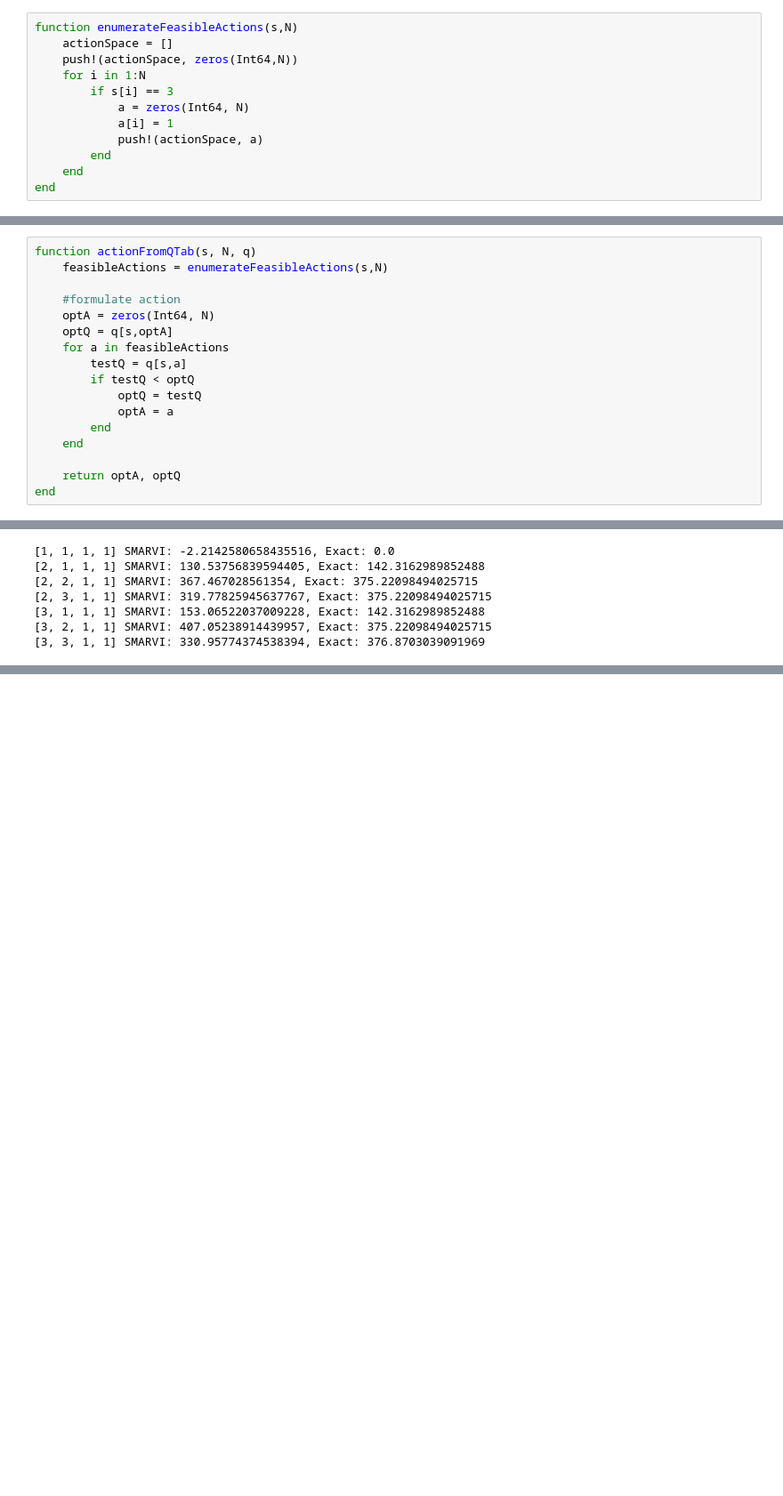
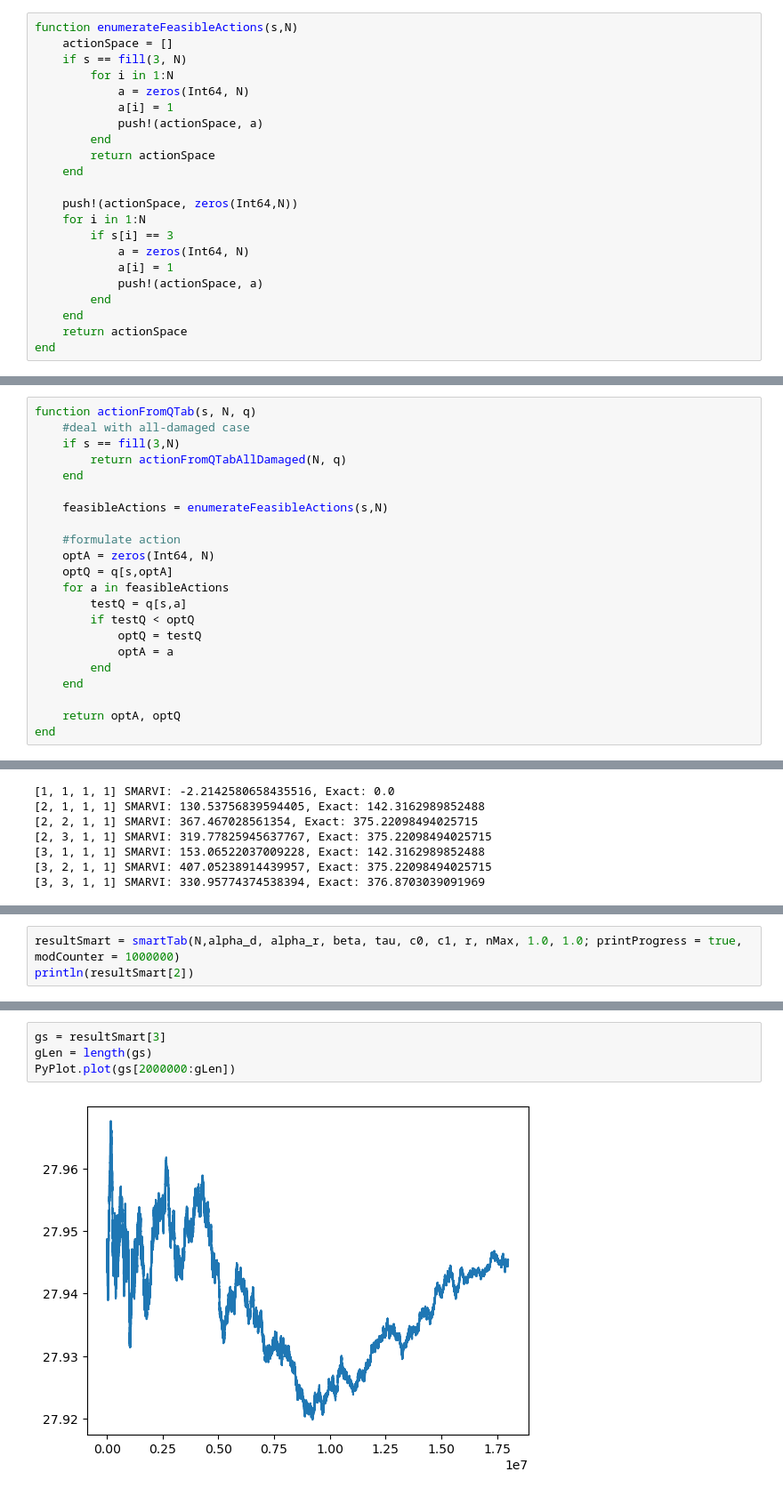
Before and after one commit to fairleyl/PhD-Code, a Jupyter notebook: AVI-Suite-SMART.ipynb, the cells around one changed output, grey strips where cells are left out. Shown at 89% size. Saved outputs shown, nothing was run; the diff lists cells and outputs as text; blank space fills up the shorter version.

```diff
--- a/AVI-Suite-SMART.ipynb
+++ b/AVI-Suite-SMART.ipynb
@@ -4063,6 +4287,15 @@ gEvaluationTab (generic function with 1 method)
 # %%
 function enumerateFeasibleActions(s,N)
     actionSpace = []
+    if s == fill(3, N)
+        for i in 1:N
+            a = zeros(Int64, N)
+            a[i] = 1
+            push!(actionSpace, a)
+        end
+        return actionSpace
+    end
+
     push!(actionSpace, zeros(Int64,N))
     for i in 1:N
         if s[i] == 3
@@ -4071,11 +4304,17 @@ function enumerateFeasibleActions(s,N)
             push!(actionSpace, a)
         end
     end
+    return actionSpace
 end
 # %% [output]
 enumerateFeasibleActions (generic function with 1 method)
 # %%
 function actionFromQTab(s, N, q)
+    #deal with all-damaged case
+    if s == fill(3,N)
+        return actionFromQTabAllDamaged(N, q)
+    end
+
     feasibleActions = enumerateFeasibleActions(s,N)
 
     #formulate action
@@ -4363,0 +4626,3 @@ end
+# %%
+resultSmart = smartTab(N,alpha_d, alpha_r, beta, tau, c0, c1, r, nMax, 1.0, 1.0; printProgress = true, modCounter = 1000000)
+println(resultSmart[2])
@@ -4363,0 +4647,6 @@ end
+# %%
+gs = resultSmart[3]
+gLen = length(gs)
+PyPlot.plot(gs[2000000:gLen])
+# %% [output]
+[figure, added]
```
Also changed, not shown: parts of 43 cells of this notebook.
